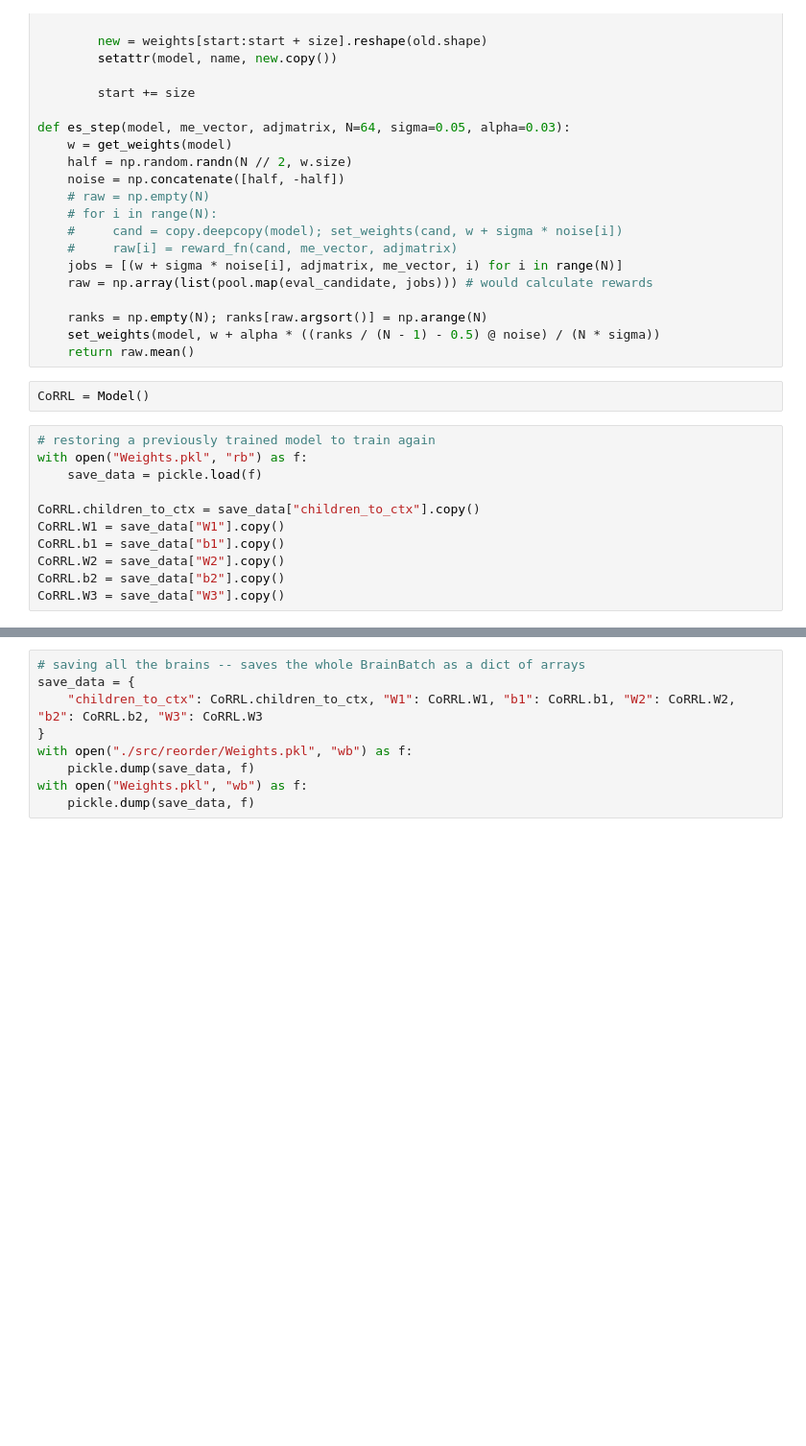
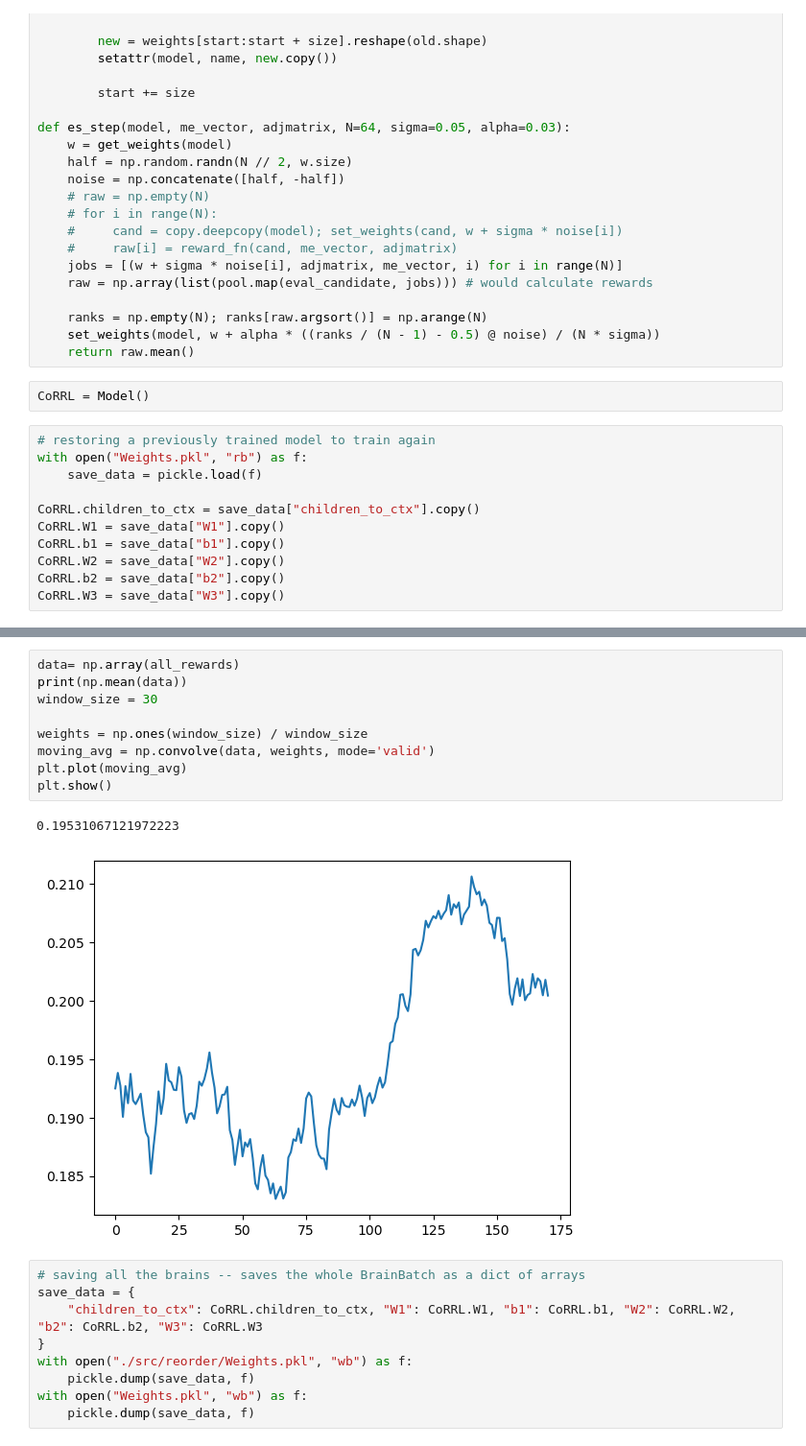
Before and after one commit to Board-of-Project/Kites_Anish_Rag, a Jupyter notebook: trainer.ipynb, the cells around one changed output, grey strips where cells are left out. Shown at 96% size. Drawn from its saved outputs; the diff is of its cells as text; blank space fills up the shorter version.

```diff
--- a/trainer.ipynb
+++ b/trainer.ipynb
@@ -190,3 +192,15 @@ Done with 100/100 random generations. With current reward = 0.18810428176795577
+# %%
+data= np.array(all_rewards)
+print(np.mean(data))
+window_size = 30
+
+weights = np.ones(window_size) / window_size
+moving_avg = np.convolve(data, weights, mode='valid')
+plt.plot(moving_avg)
+plt.show()
+# %% [output]
+0.19531067121972223
+[figure, added]
 # %%
 # saving all the brains -- saves the whole BrainBatch as a dict of arrays
 save_data = {
```
Also changed, not shown: parts of 3 cells of this notebook, 10 other files.
